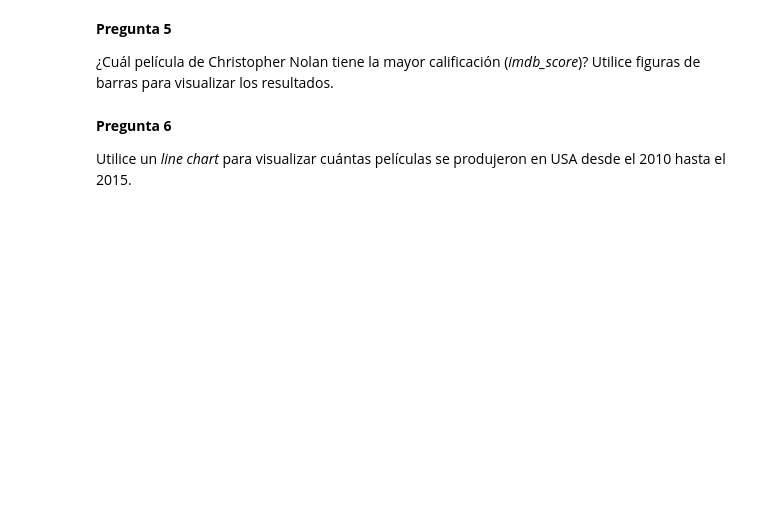
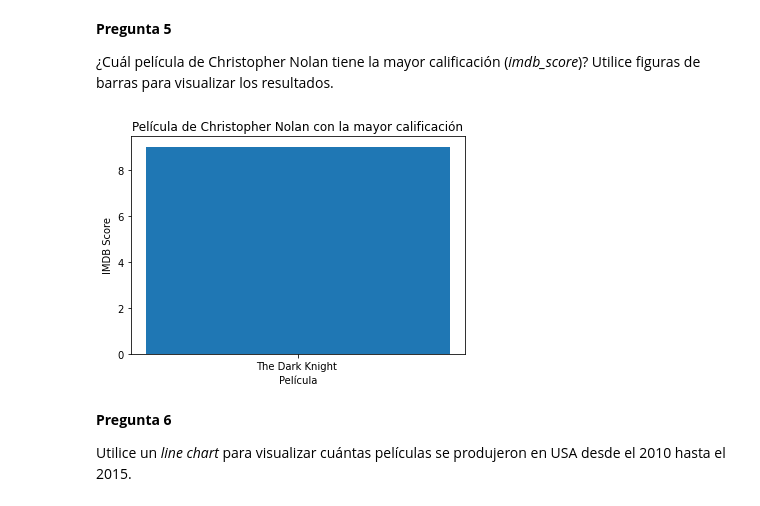
Before and after one commit to bened18/proyecto-integrador-1-taller-2, a Jupyter notebook: IMDBAnalyticsColab/IMDBAnalyticsColab_Workshop.ipynb, the cells around one changed output. Saved outputs shown, nothing was run; the diff lists cells and outputs as text; code cells hidden in the pictures; blank space fills up the shorter version.

```diff
--- a/IMDBAnalyticsColab/IMDBAnalyticsColab_Workshop.ipynb
+++ b/IMDBAnalyticsColab/IMDBAnalyticsColab_Workshop.ipynb
@@ -104,3 +168,19 @@ Para crear el histograma:
+# %%
+nolan_movies = df[df['director_name'] == 'Christopher Nolan'].sort_values('imdb_score', ascending=False)
+
+# Obtener el título y la calificación de la película con la mayor calificación
+best_nolan_movie = nolan_movies.iloc[0]
+best_title = best_nolan_movie['movie_title']
+best_score = best_nolan_movie['imdb_score']
+
+# Crear una figura de barras para visualizar los resultados
+plt.bar(best_title, best_score)
+plt.xlabel('Película')
+plt.ylabel('IMDB Score')
+plt.title('Película de Christopher Nolan con la mayor calificación')
+plt.show()
+# %% [output]
+[figure, added]
 # %% [markdown]
 **Pregunta 6**
 
```
Also changed, not shown: parts of 17 cells of this notebook.
